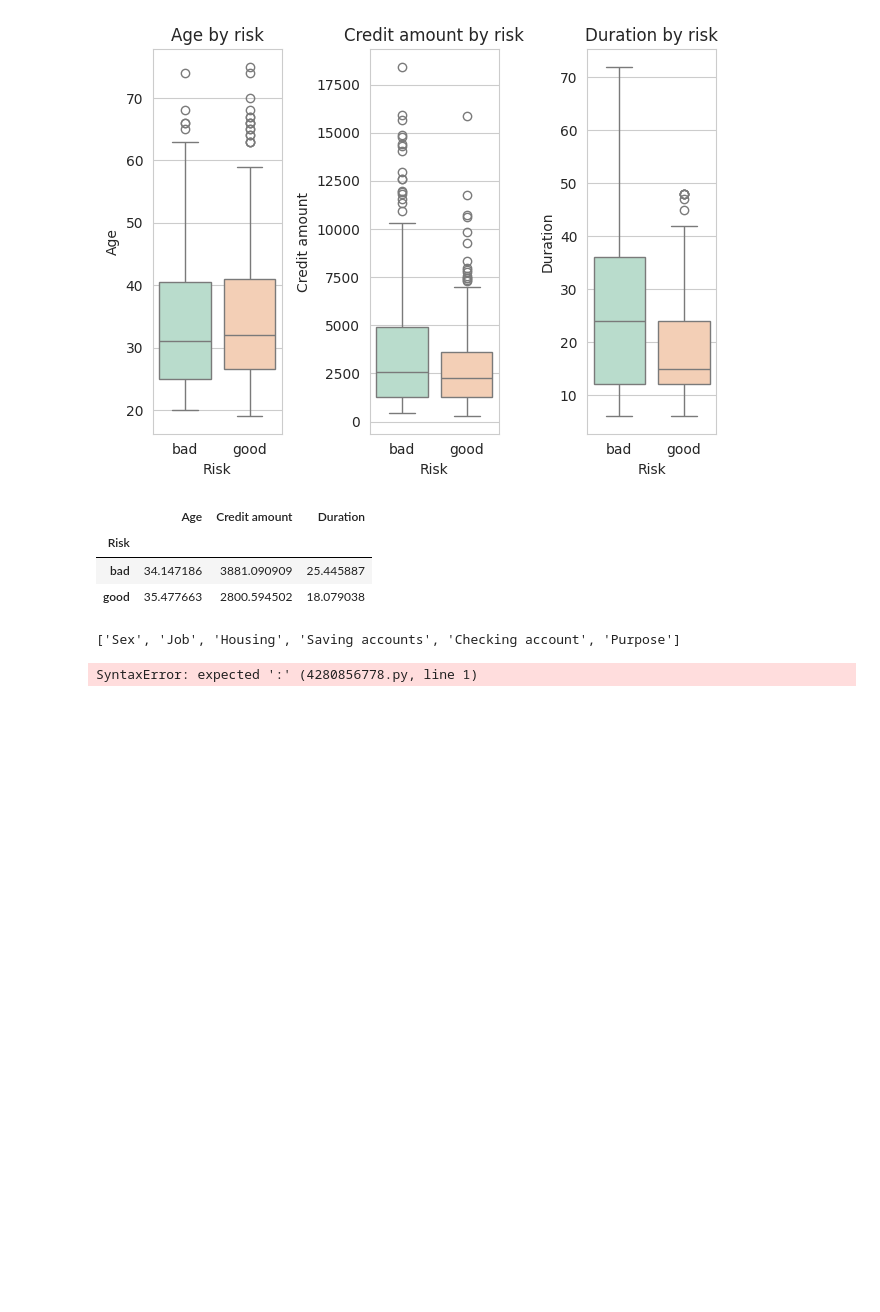
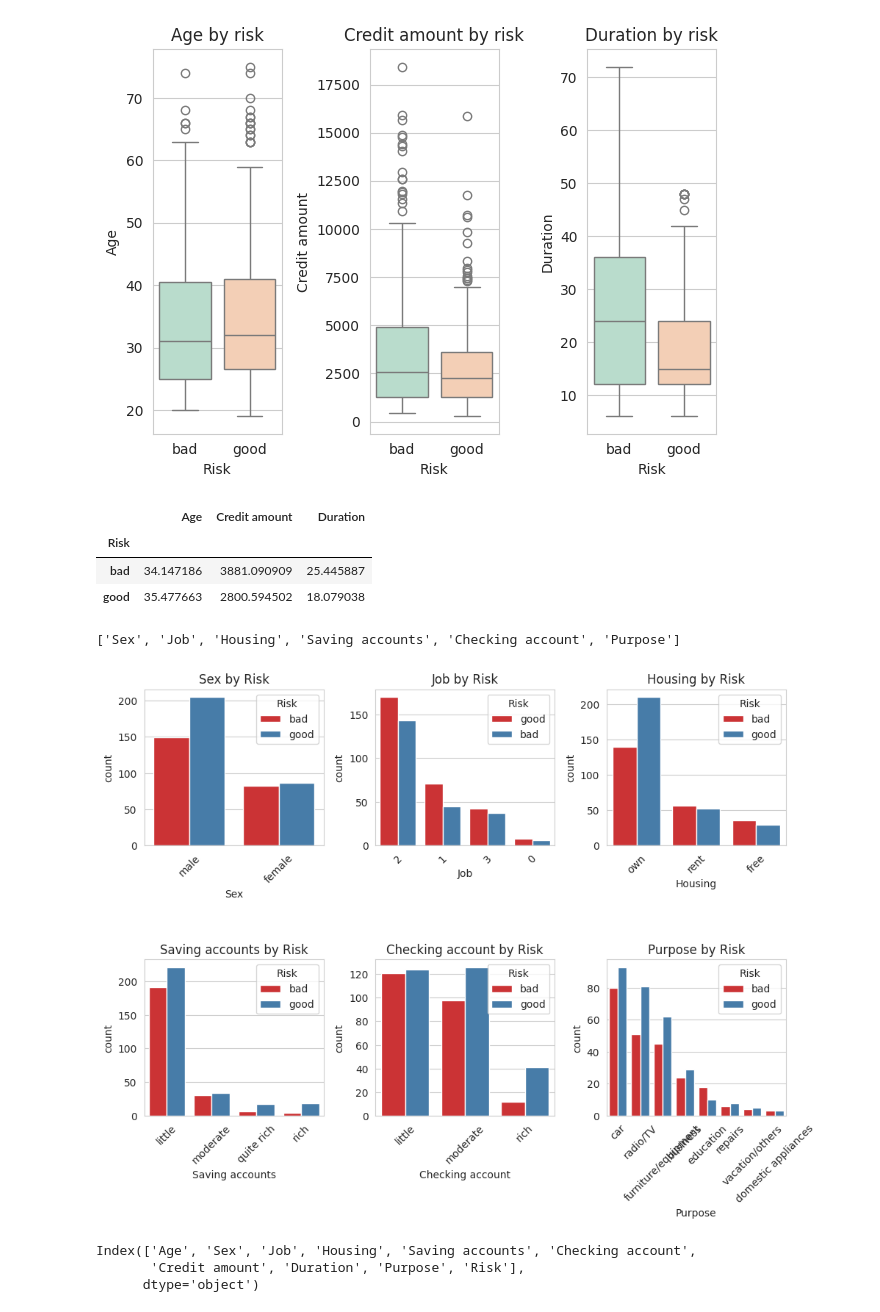
Before and after one commit to bilgekagansenol/GermanCreditRiskAnalyze, a Jupyter notebook: analysis_model.ipynb, the cells around one changed output. Drawn from its saved outputs; the diff is of its cells as text; code cells hidden in the pictures; blank space fills up the shorter version.

```diff
--- a/analysis_model.ipynb
+++ b/analysis_model.ipynb
@@ -320,11 +320,21 @@ categorical_cols
 # %% [output]
 ['Sex', 'Job', 'Housing', 'Saving accounts', 'Checking account', 'Purpose']
 # %%
+plt.figure(figsize=(10,10))
 for i , col in enumerate(categorical_cols):
     plt.subplot(3,3, i+1)
     sns.countplot(data=df , x = col , hue= "Risk" , palette="Set1", order=df[col].value_counts().index)
-    plt.title()
+    plt.title(f"{col} by Risk")
+    plt.xticks(rotation=45)
+
+
+plt.tight_layout()
+plt.show()
 # %% [output]
-SyntaxError: expected ':' (4280856778.py, line 1)
+[figure, added]
 # %%
-:
+df.columns
+# %% [output]
+Index(['Age', 'Sex', 'Job', 'Housing', 'Saving accounts', 'Checking account',
+       'Credit amount', 'Duration', 'Purpose', 'Risk'],
+      dtype='object')
```
Also changed, not shown: parts of 29 cells of this notebook, 6 other files.
